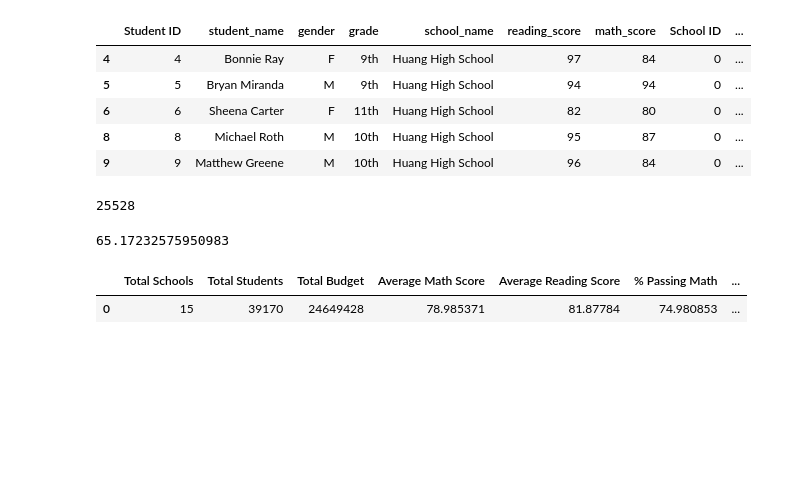
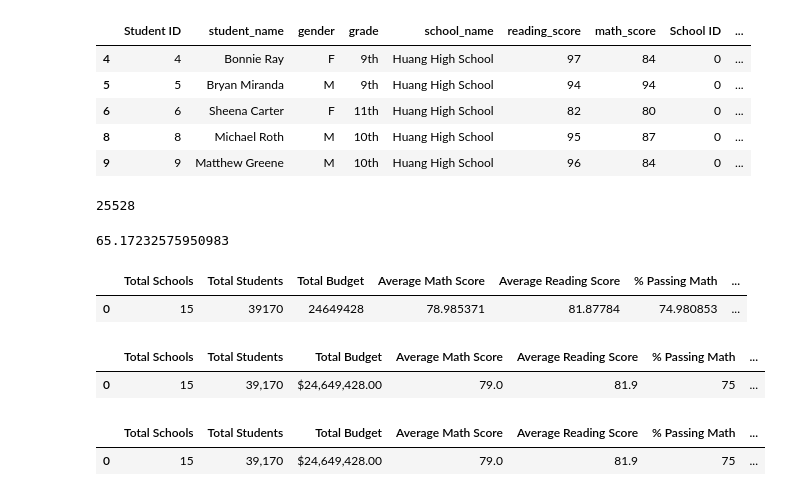
Before and after one commit to ines-tb/school_district-analisis, a Jupyter notebook: PyCitySchools.ipynb, the cells around one changed output. Drawn from its saved outputs; the diff is of its cells as text; code cells hidden in the pictures; blank space fills up the shorter version.

Commit message:
District summary complete

```diff
--- a/PyCitySchools.ipynb
+++ b/PyCitySchools.ipynb
@@ -245,8 +255,8 @@ print(passingReadingCount)
 # %%
 # Get percetages of passing math and reading
 studentTotalCount = schoolDataCompleteDF["Student ID"].count()
-passingMathPercentage = float(passingMathCount / studentTotalCount * 100)
-passingReadingPercentage = float(passingReadingCount / studentTotalCount * 100)
+passingMathPercentage = passingMathCount / float(studentTotalCount) * 100
+passingReadingPercentage = passingReadingCount / float(studentTotalCount) * 100
 print(passingMathPercentage)
 print(passingReadingPercentage)
 # %% [output]
@@ -272,7 +282,7 @@ overallPassingMathReadingCount
 25528
 # %%
 # Calculate the overall passing percentage.
-overallPassingPercentage = float(overallPassingMathReadingCount / studentTotalCount * 100)
+overallPassingPercentage = overallPassingMathReadingCount / float(studentTotalCount) * 100
 overallPassingPercentage
 # %% [output]
 65.17232575950983
@@ -293,3 +303,38 @@ districtSummaryDF
 # %% [output]
 |  | Total Schools | Total Students | Total Budget | Average Math Score | Average Reading Score | % Passing Math | ... |
 | 0 | 15 | 39170 | 24649428 | 78.985371 | 81.87784 | 74.980853 | ... |
+# %%
+# Formatting
+# ----------------------------
+
+# Format the "Total Students" to have the comma for a thousands separator.
+districtSummaryDF["Total Students"] = districtSummaryDF["Total Students"].map("{:,}".format)
+# %%
+# Format "Total Budget" to have the comma for a thousands separator, a decimal separator, and a "$".# #districtSummaryDF["Total Budget"] = districtSummaryDF["Total Budget"].map("${:,.2f}".format)
+districtSummaryDF["Total Budget"] = districtSummaryDF["Total Budget"].map("${:,.2f}".format)
+# %%
+# Format percentage columns
+districtSummaryDF["Average Math Score"] = districtSummaryDF["Average Math Score"].map("{:.1f}".format)
+districtSummaryDF["Average Reading Score"] = districtSummaryDF["Average Reading Score"].map("{:.1f}".format)
+districtSummaryDF["% Passing Math"] = districtSummaryDF["% Passing Math"].map("{:.0f}".format)
+districtSummaryDF["% Passing Reading"] = districtSummaryDF["% Passing Reading"].map("{:.0f}".format)
+districtSummaryDF["% Overall Passing"] = districtSummaryDF["% Overall Passing"].map("{:.0f}".format)
+
+districtSummaryDF
+# %% [output]
+|  | Total Schools | Total Students | Total Budget | Average Math Score | Average Reading Score | % Passing Math | ... |
+| 0 | 15 | 39,170 | $24,649,428.00 | 79.0 | 81.9 | 75 | ... |
+# %%
+# Reorder columns
+# ------------------------------
+
+# /!\ It changes nothing in this case as our DataFrame is already in the right order. However this is how it is done.
+# Reorder the columns in the order you want them to appear.
+newColumnOrder = ["Total Schools", "Total Students", "Total Budget","Average Math Score", "Average Reading Score", "% Passing Math", "% Passing Reading", "% Overall Passing"]
+
+# Assign district summary df the new column order.
+districtSummaryDF = districtSummaryDF[newColumnOrder]
+districtSummaryDF
+# %% [output]
+|  | Total Schools | Total Students | Total Budget | Average Math Score | Average Reading Score | % Passing Math | ... |
+| 0 | 15 | 39,170 | $24,649,428.00 | 79.0 | 81.9 | 75 | ... |
```
Also changed, not shown: parts of 8 cells of this notebook.
